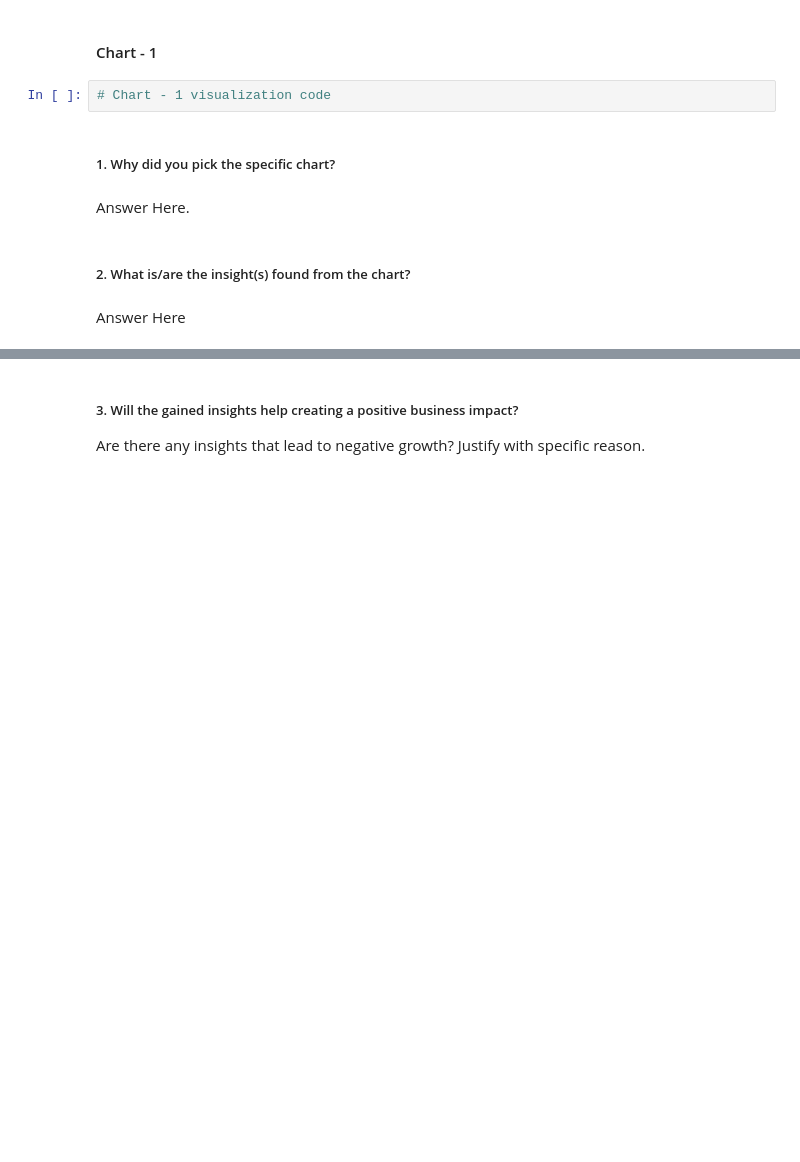
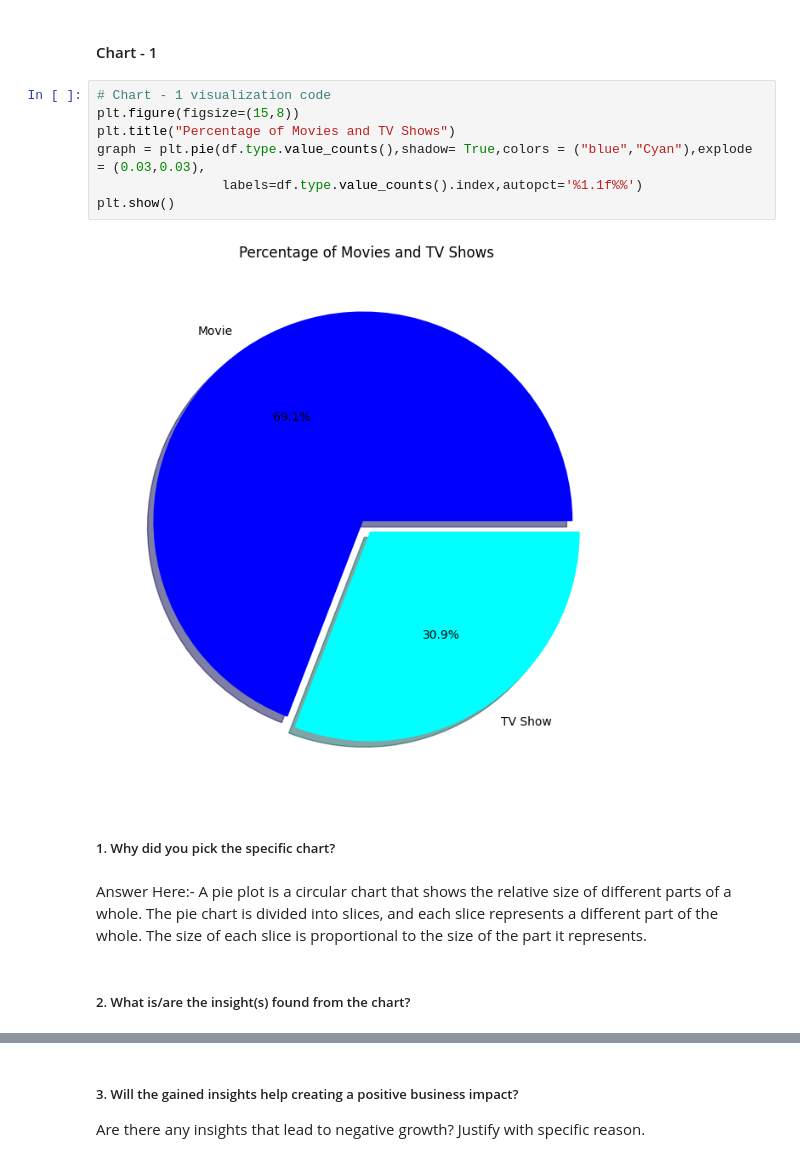
Before and after one commit to sanidhya1996/Unsupervised-ML., a Jupyter notebook: NETFLIX_MOVIES_AND_TV_SHOWS_CLUSTERING.ipynb, the cells around one changed output, grey strips where cells are left out. Drawn from its saved outputs; the diff is of its cells as text; blank space fills up the shorter version.

```diff
--- a/NETFLIX_MOVIES_AND_TV_SHOWS_CLUSTERING.ipynb
+++ b/NETFLIX_MOVIES_AND_TV_SHOWS_CLUSTERING.ipynb
@@ -355,13 +371,19 @@ Answer Here
 ## ***4. Data Vizualization, Storytelling & Experimenting with charts : Understand the relationships between variables***
 # %% [markdown]
 #### Chart - 1
-# %%
-# Chart - 1 visualization code
+# %%
+# Chart - 1 visualization code
+plt.figure(figsize=(15,8))
+plt.title("Percentage of Movies and TV Shows")
+graph = plt.pie(df.type.value_counts(),shadow= True,colors = ("blue","Cyan"),explode = (0.03,0.03),
+                labels=df.type.value_counts().index,autopct='%1.1f%%')
+plt.show()
+# %% [output]
+[figure, added]
 # %% [markdown]
 ##### 1. Why did you pick the specific chart?
-# %% [markdown]
-Answer Here.
+# %% [markdown]
+Answer Here:-
+A pie plot is a circular chart that shows the relative size of different parts of a whole. The pie chart is divided into slices, and each slice represents a different part of the whole. The size of each slice is proportional to the size of the part it represents.
 # %% [markdown]
 ##### 2. What is/are the insight(s) found from the chart?
-# %% [markdown]
-Answer Here
```
Also changed, not shown: parts of 18 cells of this notebook.
